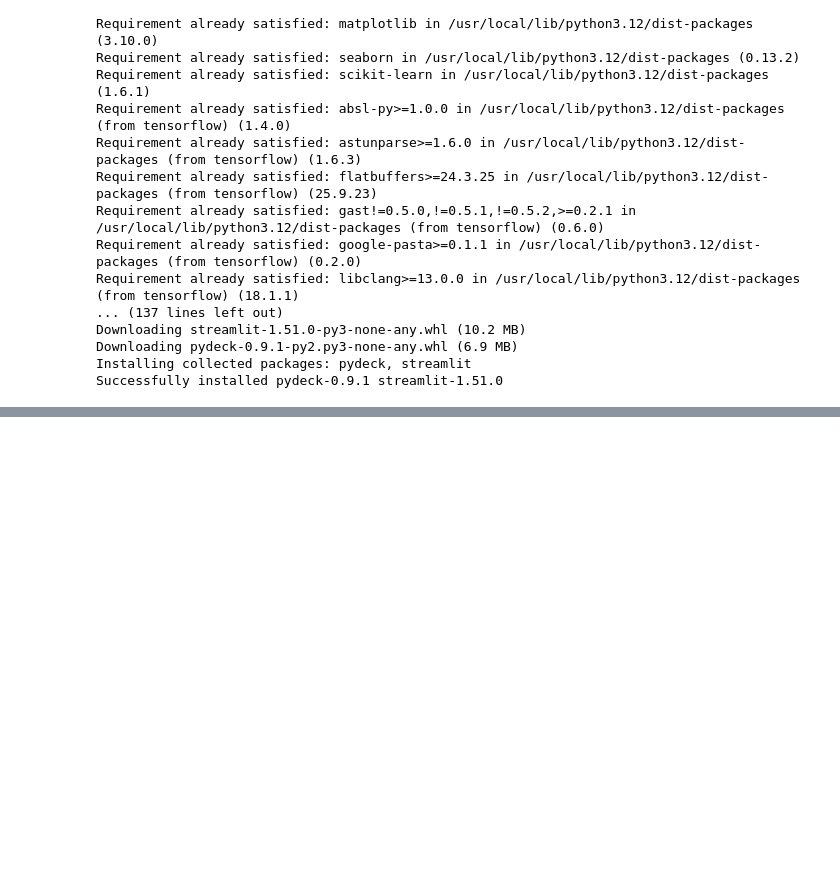
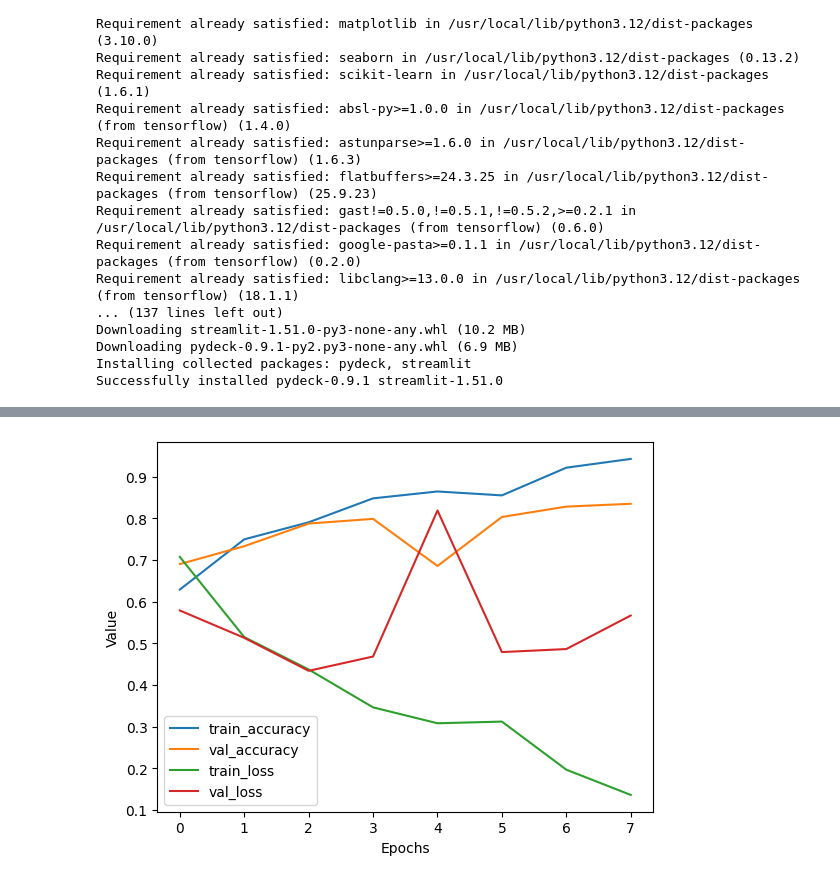
Before and after one commit to Maansi-1590/Aerial-Object-Project, a Jupyter notebook: Aerial_Object.ipynb, the cells around one changed output, grey strips where cells are left out. Saved outputs shown, nothing was run; the diff lists cells and outputs as text; code cells hidden in the pictures; blank space fills up the shorter version.

```diff
--- a/Aerial_Object.ipynb
+++ b/Aerial_Object.ipynb
@@ -28,0 +40,2 @@ Successfully installed pydeck-0.9.1 streamlit-1.51.0
+# %%
+dataset_path = "/content/drive/MyDrive/classification_dataset-20251124T102657Z-1-001/classification_dataset/"
@@ -28,0 +135,12 @@ Successfully installed pydeck-0.9.1 streamlit-1.51.0
+# %%
+from tensorflow.keras.callbacks import EarlyStopping, ModelCheckpoint
+
+checkpoint = ModelCheckpoint("best_model.h5", monitor='val_accuracy', save_best_only=True)
+earlystop = EarlyStopping(monitor='val_loss', patience=5, restore_best_weights=True)
+
+history = model.fit(
+    train_ds,
+    validation_data=valid_ds,
+    epochs=20,
+    callbacks=[checkpoint, earlystop]
+)
@@ -28,0 +204,13 @@ Successfully installed pydeck-0.9.1 streamlit-1.51.0
+# %%
+import matplotlib.pyplot as plt
+
+plt.plot(history.history['accuracy'], label='train_accuracy')
+plt.plot(history.history['val_accuracy'], label='val_accuracy')
+plt.plot(history.history['loss'], label='train_loss')
+plt.plot(history.history['val_loss'], label='val_loss')
+plt.xlabel('Epochs')
+plt.ylabel('Value')
+plt.legend()
+plt.show()
+# %% [output]
+[figure, added]
```
Also changed, not shown: parts of 24 cells of this notebook.
